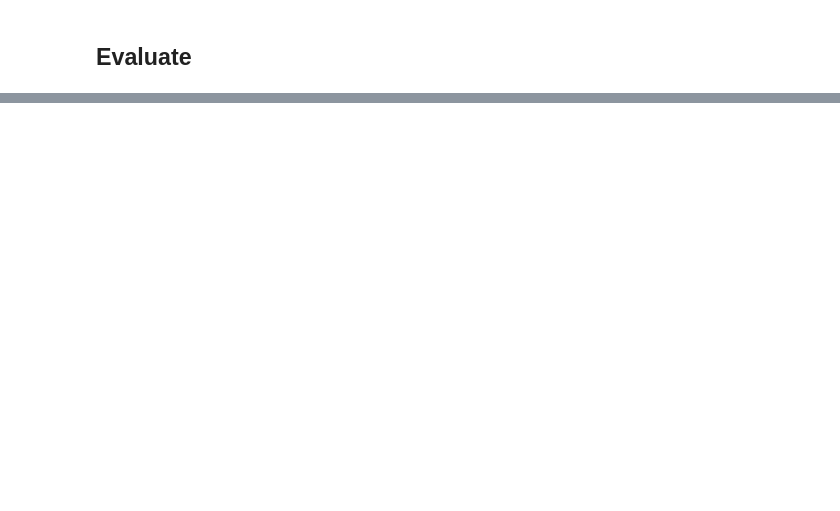
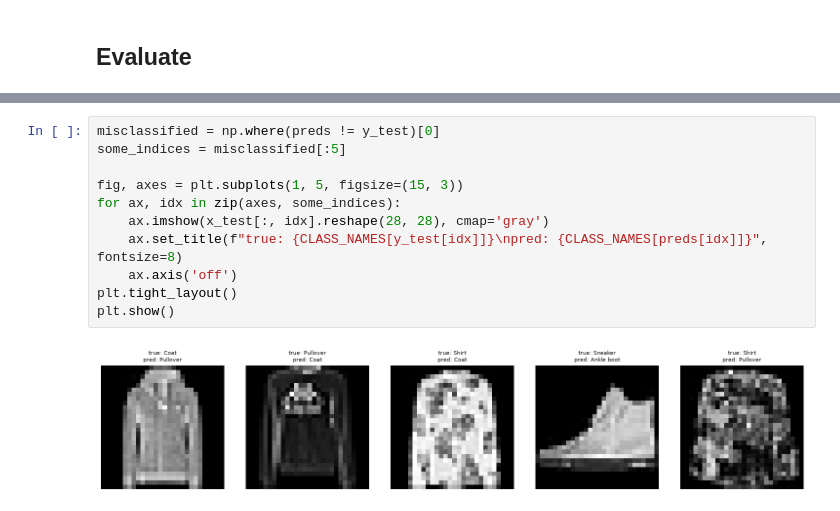
Before and after one commit to fnmsantiago/fashion-mnist-from-scratch, a Jupyter notebook: notebooks/02_pytorch_comparison.ipynb, the cells around one changed output, grey strips where cells are left out. Drawn from its saved outputs; the diff is of its cells as text; blank space fills up the shorter version.

```diff
--- a/notebooks/02_pytorch_comparison.ipynb
+++ b/notebooks/02_pytorch_comparison.ipynb
@@ -103,0 +181,13 @@ print(f"accuracy {accuracy:.4f} | epochs {epochs_run} | {train_seconds:.1f}s")
+# %%
+misclassified = np.where(preds != y_test)[0]
+some_indices = misclassified[:5]
+
+fig, axes = plt.subplots(1, 5, figsize=(15, 3))
+for ax, idx in zip(axes, some_indices):
+    ax.imshow(x_test[:, idx].reshape(28, 28), cmap='gray')
+    ax.set_title(f"true: {CLASS_NAMES[y_test[idx]]}\npred: {CLASS_NAMES[preds[idx]]}", fontsize=8)
+    ax.axis('off')
+plt.tight_layout()
+plt.show()
+# %% [output]
+[figure, added]
```
Also changed, not shown: parts of 28 cells of this notebook, 1 other file.
